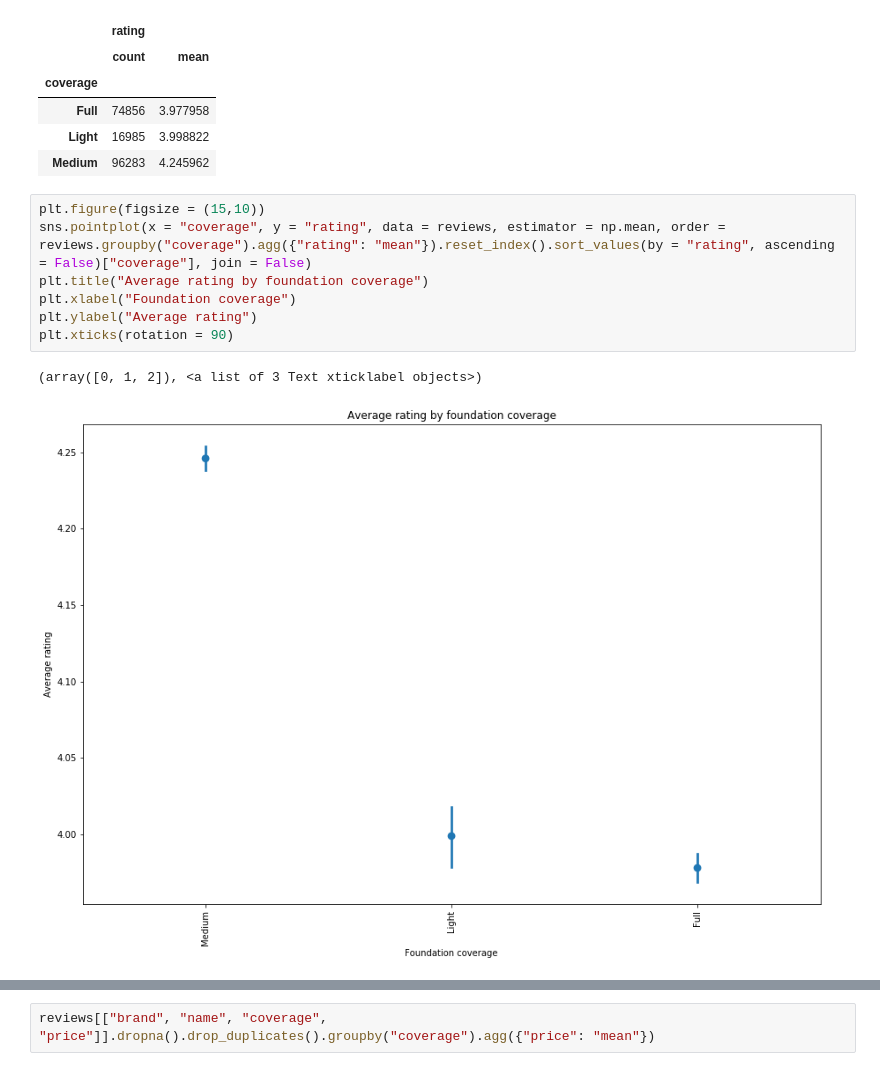
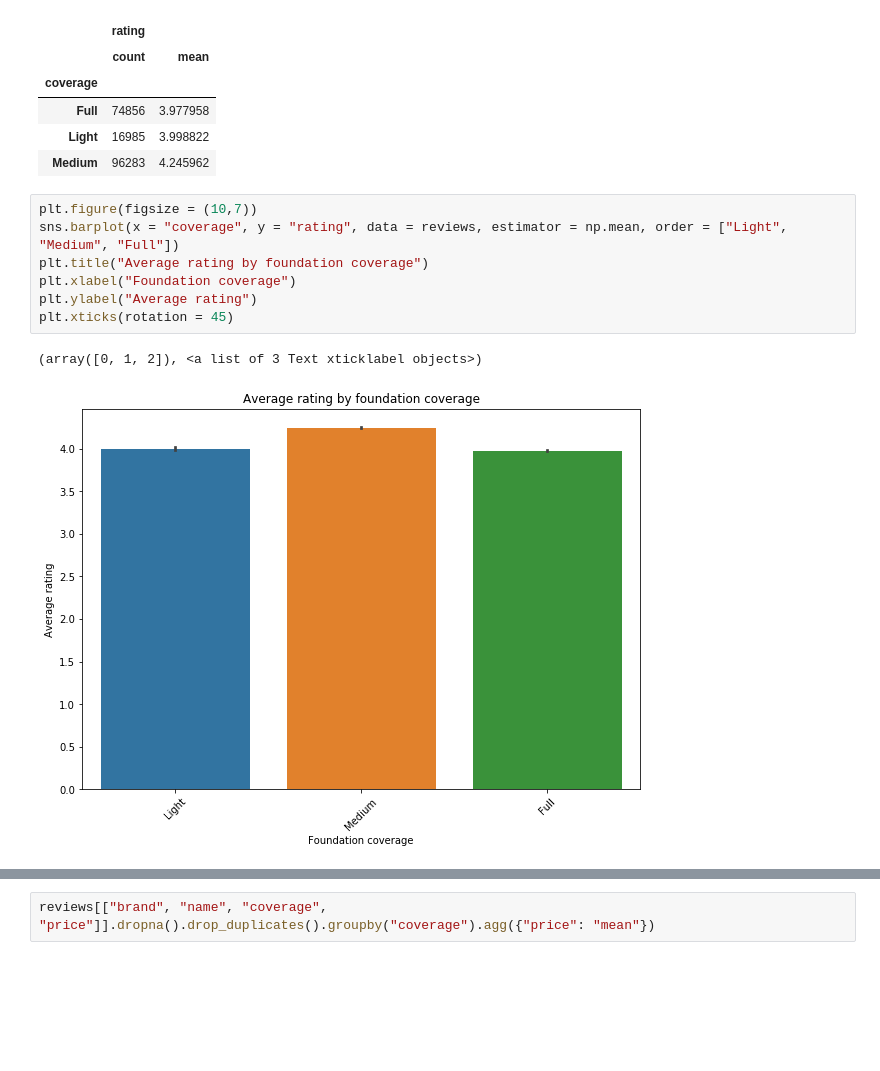
Before and after one commit to stellahkim93/Sephora, a Jupyter notebook: Sephora_Analysis.ipynb, the cells around one changed output, grey strips where cells are left out. Cells and saved outputs as stored; diff of their text form; blank space fills up the shorter version.

```diff
--- a/Sephora_Analysis.ipynb
+++ b/Sephora_Analysis.ipynb
@@ -438,12 +678,12 @@ reviews.groupby("coverage").agg({"rating": ["count", "mean"]})
 | Light | 16985 | 3.998822 |
 | Medium | 96283 | 4.245962 |
 # %%
-plt.figure(figsize = (15,10))
-sns.pointplot(x = "coverage", y = "rating", data = reviews, estimator = np.mean, order = reviews.groupby("coverage").agg({"rating": "mean"}).reset_index().sort_values(by = "rating", ascending = False)["coverage"], join = False)
+plt.figure(figsize = (10,7))
+sns.barplot(x = "coverage", y = "rating", data = reviews, estimator = np.mean, order = ["Light", "Medium", "Full"])
 plt.title("Average rating by foundation coverage")
 plt.xlabel("Foundation coverage")
 plt.ylabel("Average rating")
-plt.xticks(rotation = 90)
+plt.xticks(rotation = 45)
 # %% [output]
 (array([0, 1, 2]), <a list of 3 Text xticklabel objects>)
-[figure, old version]
+[figure, new version]
```
Also changed, not shown: parts of 178 cells of this notebook.
